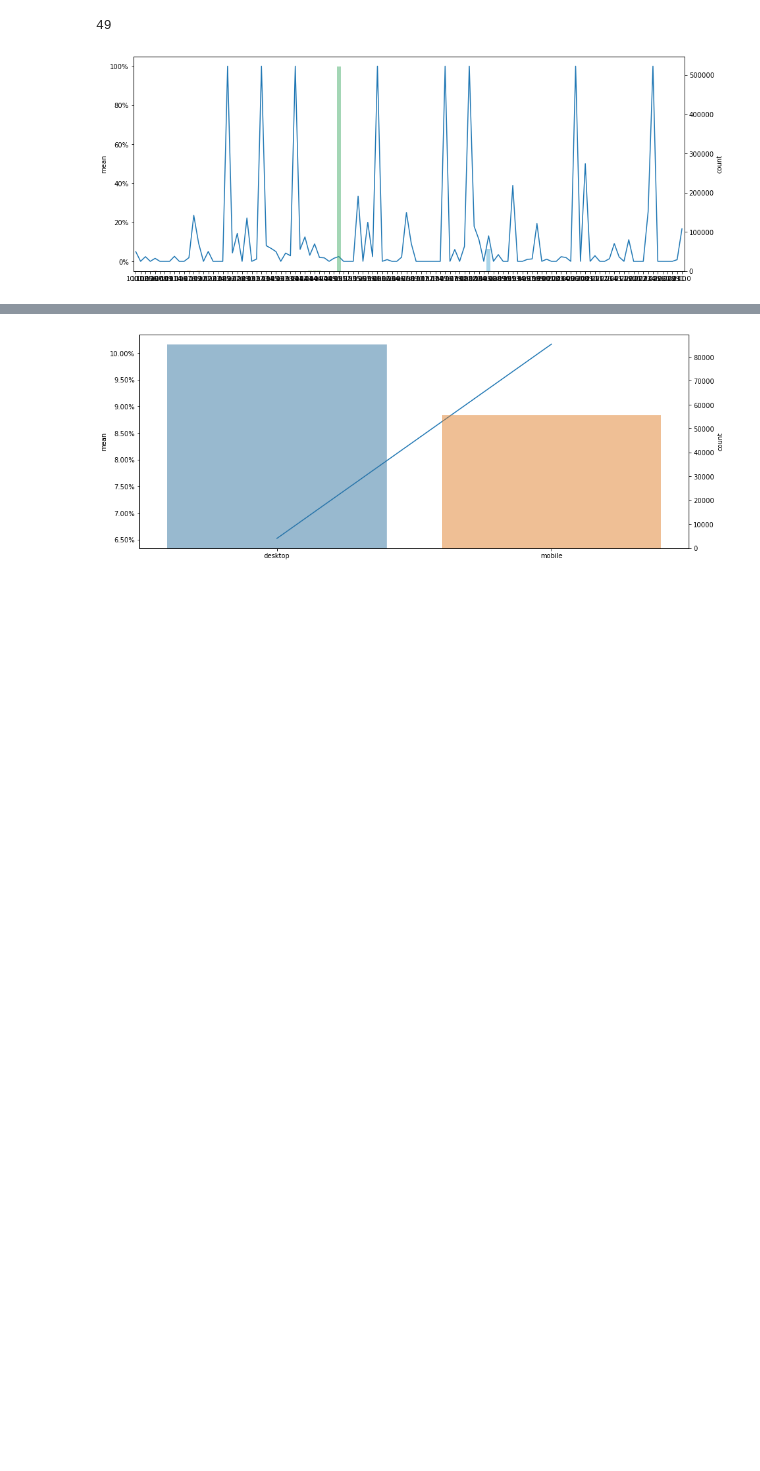
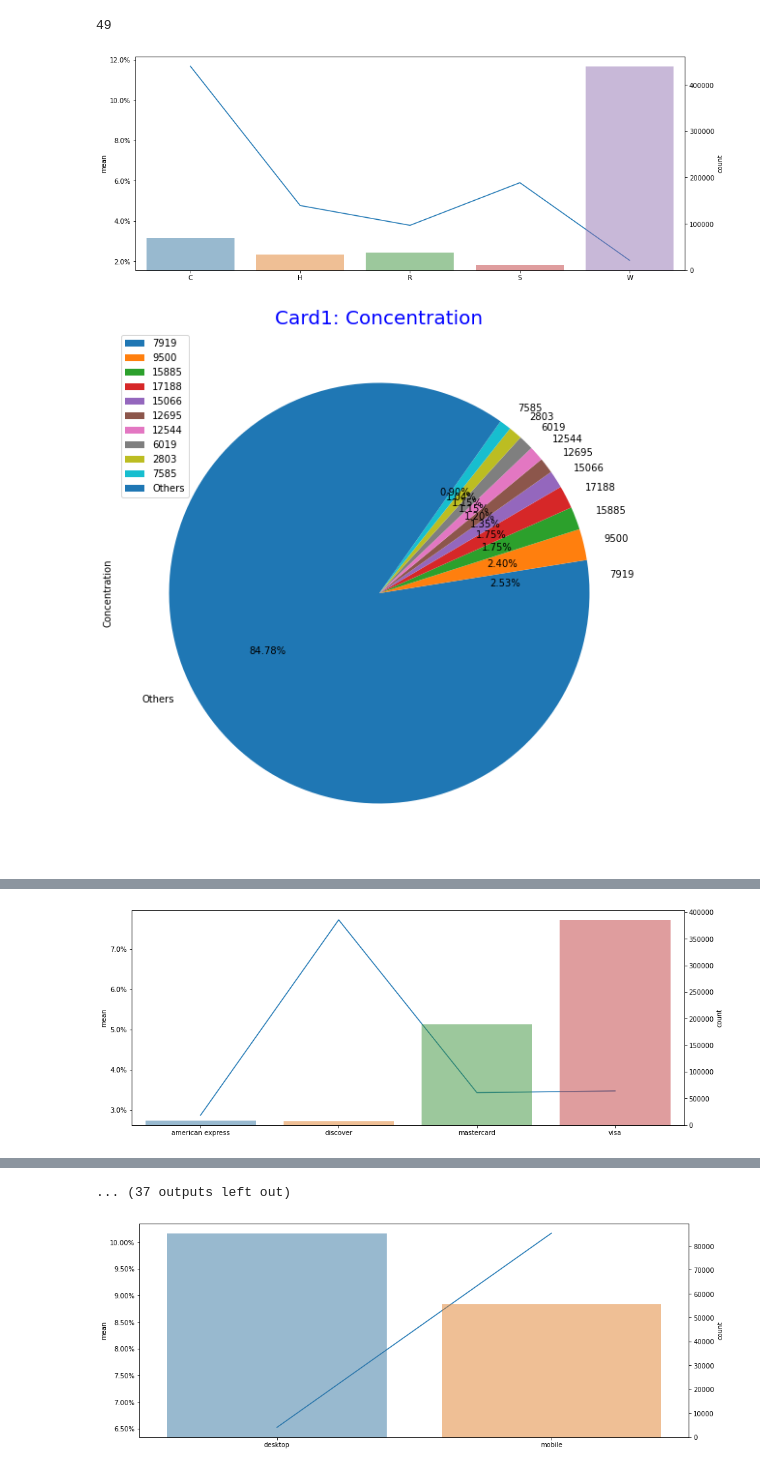
Before and after one commit to Prakrut/Fraud_Detection, a Jupyter notebook: Code/CreditCardFraudDetection.ipynb, the cells around one changed output, grey strips where cells are left out. Drawn from its saved outputs; the diff is of its cells as text; code cells hidden in the pictures; blank space fills up the shorter version.

Commit message:
All categorical EDA

```diff
--- a/Code/CreditCardFraudDetection.ipynb
+++ b/Code/CreditCardFraudDetection.ipynb
@@ -155,8 +155,12 @@ len(cat_vars)
 # %% [output]
 49
 # %%
-for i in cat_vars[3:4]:
+for i in cat_vars:
 #     piechart(train, i, 5, 'TransactionID')
-    barchart_categorical(train, i, 'isFraud')
+    if len(train[i].unique()) <= 10:
+        barchart_categorical(train, i, 'isFraud')
+    else:
+        piechart(train, i, 10, 'TransactionID')
 # %% [output]
-[figure, old version]
+[figure, new version]
+[figure, added]
@@ -162,0 +169 @@ for i in cat_vars[3:4]:
+[figure, added]
@@ -163,3 +177,4 @@ for i in cat_vars[3:4]:
+... (37 outputs left out)
 # %%
 barchart_categorical(train, 'DeviceType', 'isFraud')
 # %% [output]
```
Also changed, not shown: parts of 7 cells of this notebook.
